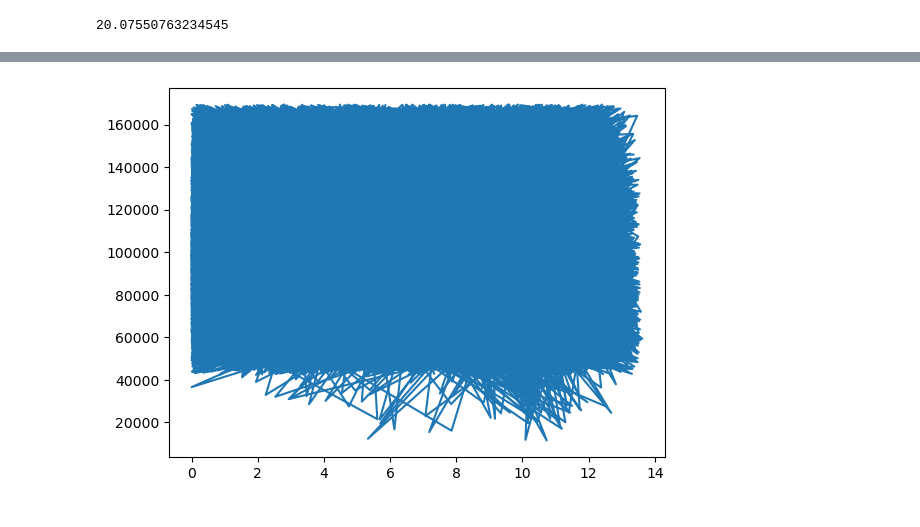
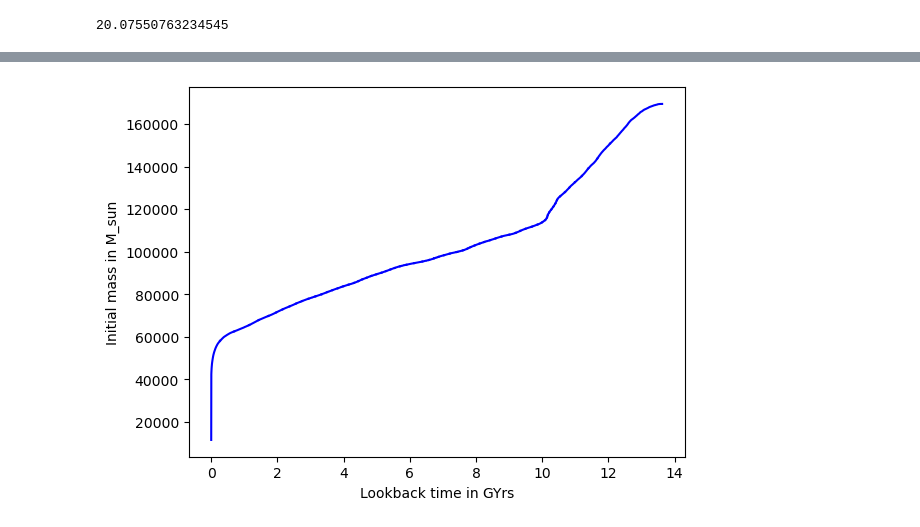
Before and after one commit to GregwiseNoah/Advanced-Computational-Astrophysics, a Jupyter notebook: Stars in a Galaxy/Solution.ipynb, the cells around one changed output, grey strips where cells are left out. Saved outputs shown, nothing was run; the diff lists cells and outputs as text; code cells hidden in the pictures.

```diff
--- a/Stars in a Galaxy/Solution.ipynb
+++ b/Stars in a Galaxy/Solution.ipynb
@@ -119,7 +133,2 @@ plt.show()
 # %%
 lookback = Planck15.lookback_time(RedshiftFormed)
-# %%
-plt.plot(lookback.value.sort(), InitialMass.sort())
-plt.show()
-# %% [output]
-[figure, removed]
@@ -128,0 +135,8 @@ mpl.rcParams['agg.path.chunksize'] = 10000
+# %%
+
+plt.plot(lookback, InitialMass, "-b")
+plt.xlabel("Lookback time in GYrs")
+plt.ylabel("Initial mass in M_sun")
+plt.show()
+# %% [output]
+[figure, added]
```
Also changed, not shown: parts of 6 cells of this notebook, 3 other files.
